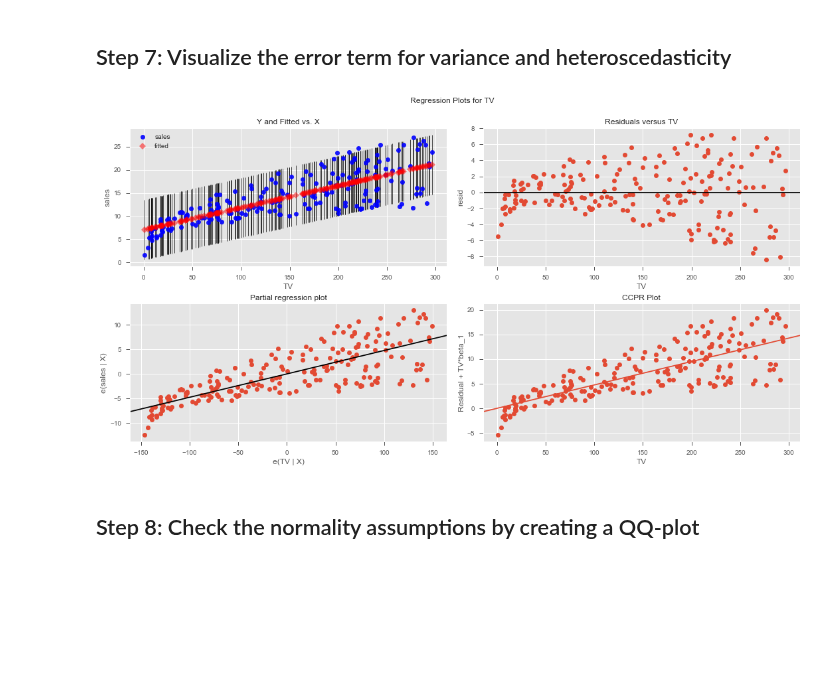
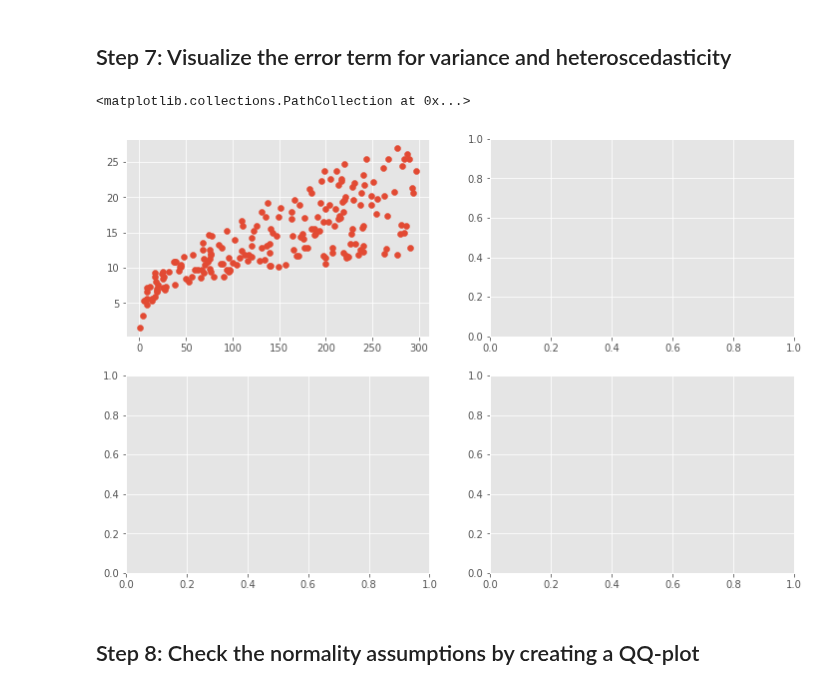
Before and after one commit to keita-dc/dsc-ols-statsmodels-lab-dc-ds-060319, a Jupyter notebook: index.ipynb, the cells around one changed output. Cells and saved outputs as stored; diff of their text form; code cells hidden in the pictures; blank space fills up the shorter version.

```diff
--- a/index.ipynb
+++ b/index.ipynb
@@ -141,9 +141,10 @@ plt.plot(df.TV, df.fitted)
 ## Step 7: Visualize the error term for variance and heteroscedasticity
 # %%
 fig, ax = plt.subplots(nrows=2, ncols=2, figsize=(12,8))
-ax[0,0].scatter(df.TV)
+ax[0,0].scatter(df.TV, df.sales)
 # %% [output]
+<matplotlib.collections.PathCollection at 0x...>
-[figure, old version]
+[figure, new version]
 # %%
 # Record Your observations on heteroscedasticity
 # %% [markdown]
```
